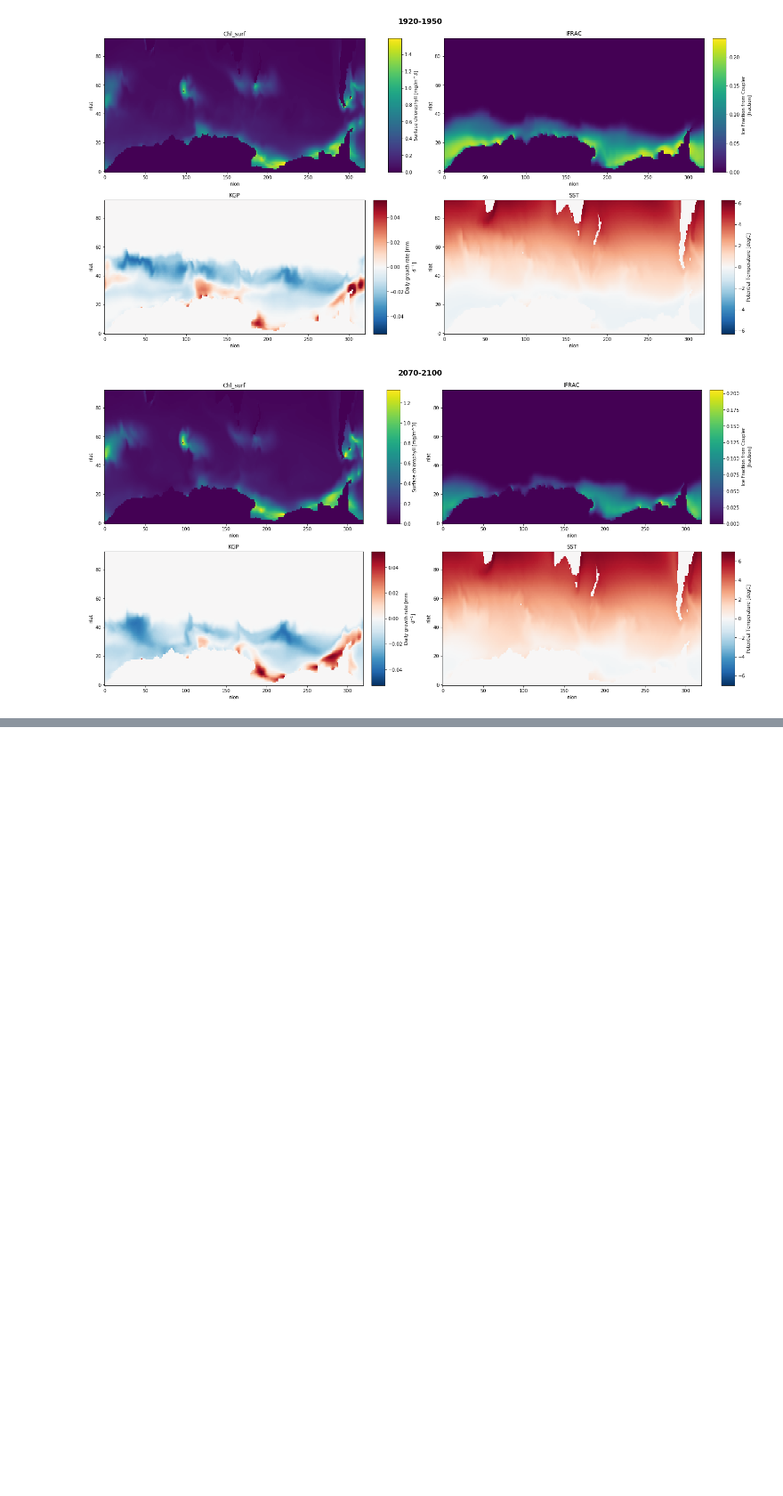
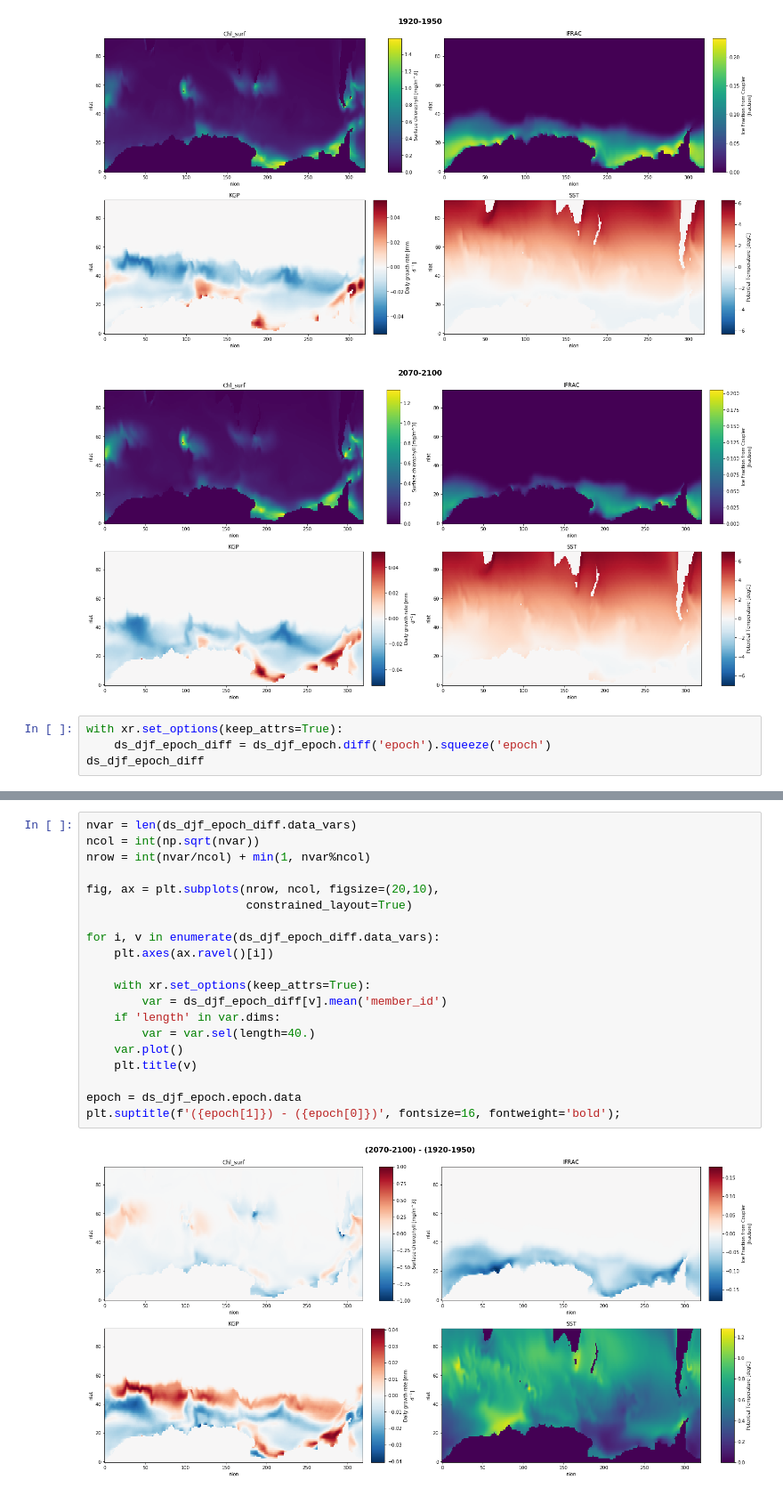
Before and after one commit to Zephyr-Sylvester/krill-cesm-le, a Jupyter notebook: notebooks/LE-Viz.ipynb, the cells around one changed output, grey strips where cells are left out. Shown at 89% size. Drawn from its saved outputs; the diff is of its cells as text; blank space fills up the shorter version.

```diff
--- a/notebooks/LE-Viz.ipynb
+++ b/notebooks/LE-Viz.ipynb
@@ -194,3 +192,7 @@ for epoch in ds_djf_epoch.epoch.values:
 # %% [output]
 [figure]
 [figure]
+# %%
+with xr.set_options(keep_attrs=True):
+    ds_djf_epoch_diff = ds_djf_epoch.diff('epoch').squeeze('epoch')
+ds_djf_epoch_diff
@@ -196,0 +217,22 @@ for epoch in ds_djf_epoch.epoch.values:
+# %%
+nvar = len(ds_djf_epoch_diff.data_vars)
+ncol = int(np.sqrt(nvar))
+nrow = int(nvar/ncol) + min(1, nvar%ncol)
+
+fig, ax = plt.subplots(nrow, ncol, figsize=(20,10),
+                       constrained_layout=True)
+
+for i, v in enumerate(ds_djf_epoch_diff.data_vars):
+    plt.axes(ax.ravel()[i])
+
+    with xr.set_options(keep_attrs=True):
+        var = ds_djf_epoch_diff[v].mean('member_id')
+    if 'length' in var.dims:
+        var = var.sel(length=40.)
+    var.plot()
+    plt.title(v)
+
+epoch = ds_djf_epoch.epoch.data
+plt.suptitle(f'({epoch[1]}) - ({epoch[0]})', fontsize=16, fontweight='bold');
+# %% [output]
+[figure, added]
```
Also changed, not shown: parts of 6 cells of this notebook.
